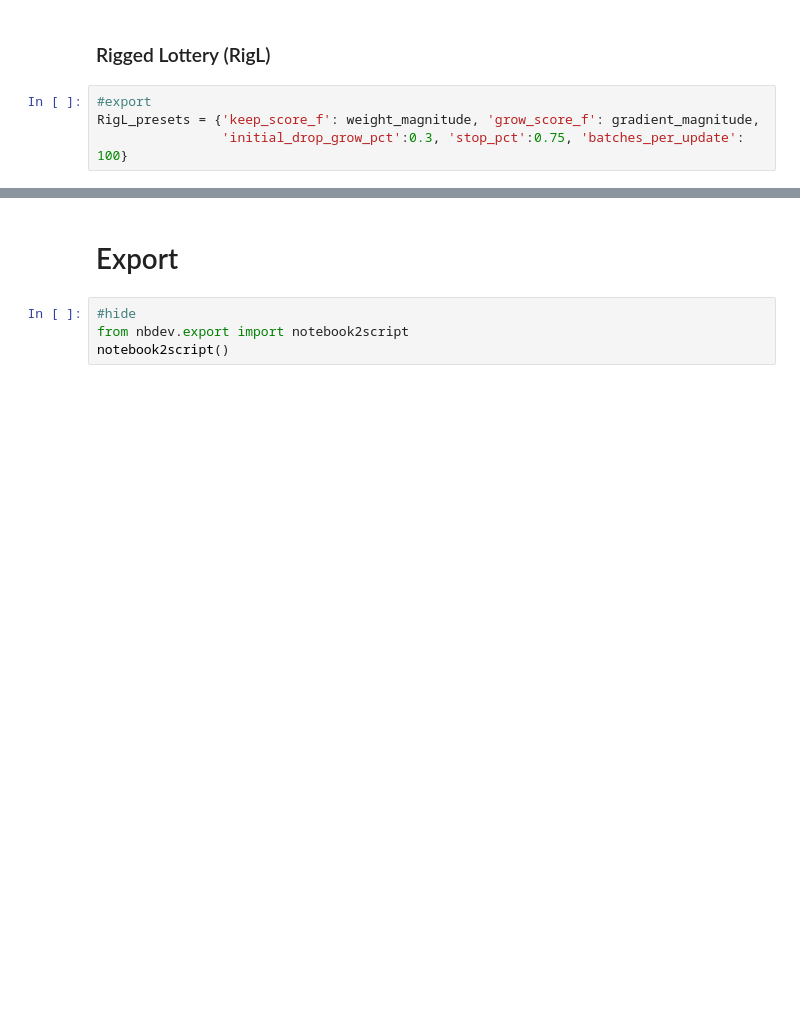
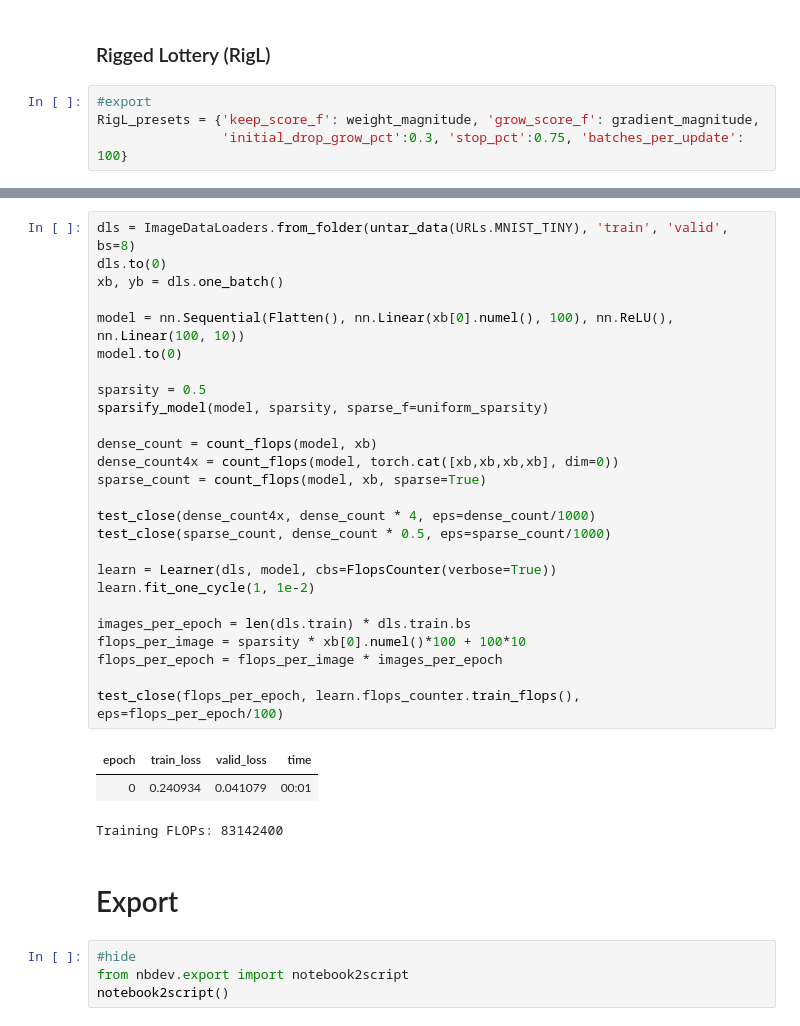
Before and after one commit to dcato98/fastsparse, a Jupyter notebook: 00_core.ipynb, the cells around one changed output, grey strips where cells are left out. Cells and saved outputs as stored; diff of their text form; blank space fills up the shorter version.

Commit message:
add flop counting utils

```diff
--- a/00_core.ipynb
+++ b/00_core.ipynb
@@ -714,3 +766,33 @@ RigL_presets = {'keep_score_f': weight_magnitude, 'grow_score_f': gradient_magni
+# %%
+dls = ImageDataLoaders.from_folder(untar_data(URLs.MNIST_TINY), 'train', 'valid', bs=8)
+dls.to(0)
+xb, yb = dls.one_batch()
+
+model = nn.Sequential(Flatten(), nn.Linear(xb[0].numel(), 100), nn.ReLU(), nn.Linear(100, 10))
+model.to(0)
+
+sparsity = 0.5
+sparsify_model(model, sparsity, sparse_f=uniform_sparsity)
+
+dense_count = count_flops(model, xb)
+dense_count4x = count_flops(model, torch.cat([xb,xb,xb,xb], dim=0))
+sparse_count = count_flops(model, xb, sparse=True)
+
+test_close(dense_count4x, dense_count * 4, eps=dense_count/1000)
+test_close(sparse_count, dense_count * 0.5, eps=sparse_count/1000)
+
+learn = Learner(dls, model, cbs=FlopsCounter(verbose=True))
+learn.fit_one_cycle(1, 1e-2)
+
+images_per_epoch = len(dls.train) * dls.train.bs
+flops_per_image = sparsity * xb[0].numel()*100 + 100*10
+flops_per_epoch = flops_per_image * images_per_epoch
+
+test_close(flops_per_epoch, learn.flops_counter.train_flops(), eps=flops_per_epoch/100)
+# %% [output]
+| epoch | train_loss | valid_loss | time |
+| 0 | 0.240934 | 0.041079 | 00:01 |
+Training FLOPs: 83142400
 # %% [markdown]
 # Export
 # %%
```
Also changed, not shown: parts of 7 cells of this notebook, 2 other files.
